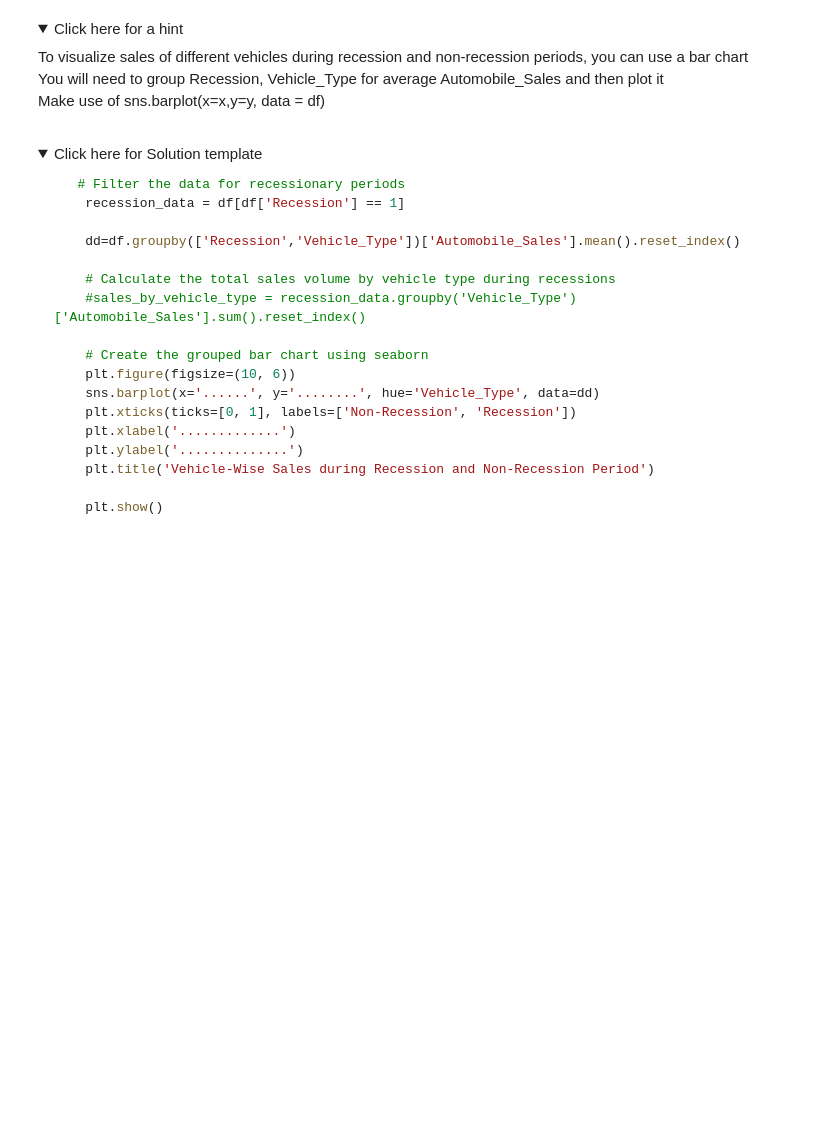
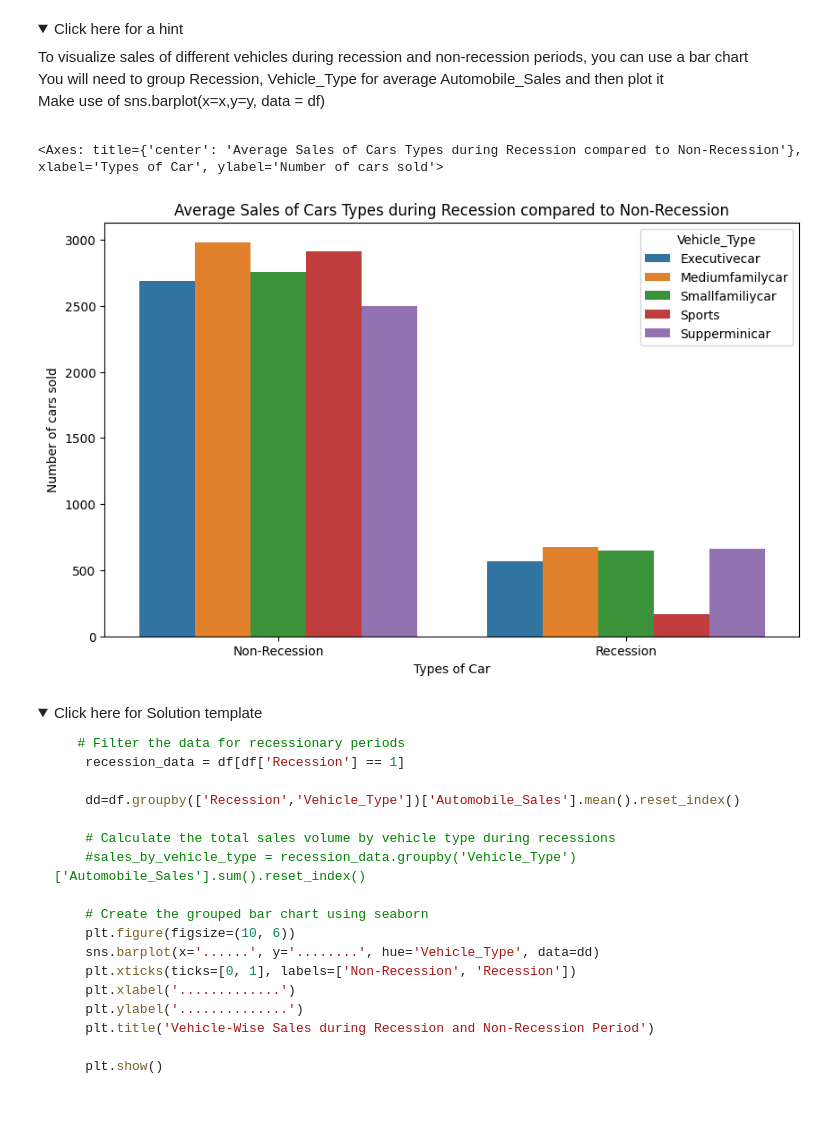
Before and after one commit to CarsynOetting/MainRepo, a Jupyter notebook: Data Sci/Course 6/DV0101EN-Final-Assignment-Part1-v2.ipynb, the cells around one changed output. Drawn from its saved outputs; the diff is of its cells as text; code cells hidden in the pictures; folded sections open; blank space fills up the shorter version.

```diff
--- a/Data Sci/Course 6/DV0101EN-Final-Assignment-Part1-v2.ipynb
+++ b/Data Sci/Course 6/DV0101EN-Final-Assignment-Part1-v2.ipynb
@@ -440,6 +451,18 @@ Save this plot as "Line_Plot_2.png"</span><br>
         <br> You will need to group Recession, Vehicle_Type for average Automobile_Sales and then plot it<br>
     Make use of sns.barplot(x=x,y=y, data = df)</p>
 </details>
+# %%
+Car_res = df.groupby(['Vehicle_Type','Recession'])['Automobile_Sales'].mean().reset_index()
+plt.figure(figsize=(10,6))
+plt.xticks(ticks=[0,1], labels=['Non-Recession', 'Recession'])
+plt.legend()
+plt.title('Average Sales of Cars Types during Recession compared to Non-Recession')
+plt.xlabel('Types of Car')
+plt.ylabel('Number of cars sold')
+sns.barplot(data=Car_res, x='Recession', y="Automobile_Sales", hue='Vehicle_Type')
+# %% [output]
+<Axes: title={'center': 'Average Sales of Cars Types during Recession compared to Non-Recession'}, xlabel='Types of Car', ylabel='Number of cars sold'>
+[figure, added]
 # %% [markdown]
 <details>
 <summary>Click here for Solution template</summary>
```
Also changed, not shown: parts of 7 cells of this notebook.
